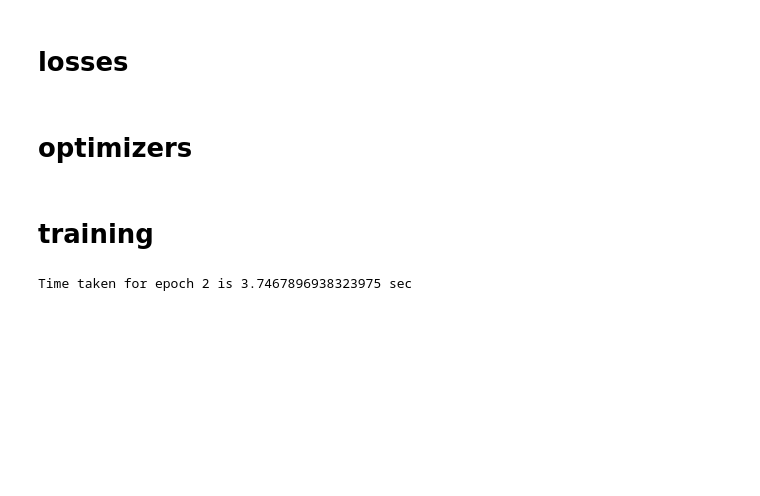
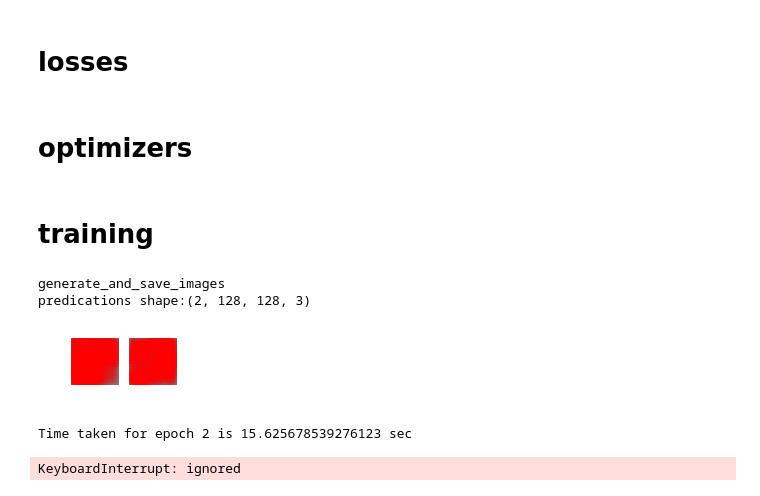
Before and after one commit to flobotics/colab, a Jupyter notebook: tf2_ganimorph.ipynb, the cells around one changed output. Drawn from its saved outputs; the diff is of its cells as text; code cells hidden in the pictures; blank space fills up the shorter version.

```diff
--- a/tf2_ganimorph.ipynb
+++ b/tf2_ganimorph.ipynb
@@ -852,6 +810,7 @@ def generator_loss(A, ABA, B, BAB, A_dis_real, A_feats_real,
                                    A_dis_fake, A_feats_fake,
                                    B_dis_real, B_feats_real,
                                    B_dis_fake, B_feats_fake):
+  print_debug = False
 
   recon_loss_A = tf_dssim(A, ABA)
   if print_debug: print("recon_loss_A-shape: {}".format(recon_loss_A.shape))
@@ -1058,20 +960,44 @@ checkpoint = tf.train.Checkpoint(generator_optimizer=generator_optimizer,
                                  discriminator_optimizer=discriminator_optimizer,
                                  generator=generator,
                                  discriminator=discriminator)
+# %%
+seed = tf.random.normal([1, 3, 128, 128])
+dstest = image_ds_testA_B.take(1)
+
+def generate_and_save_images(model, epoch, test_input):
+  print("generate_and_save_images")
+
+  for input_image, target in dstest:
+
+  # Notice `training` is set to False.
+  # This is so all layers run in inference mode (batchnorm).
+    predictions = model(input_image, training=False)
+
+  predictions = tf.transpose(predictions, [0, 2, 3, 1])
+  print("predications shape:{}".format(predictions.shape))
+  #plt.imshow(predictions[0,...])
+
+  fig = plt.figure(figsize=(4,4))
+
+  for i in range(predictions.shape[0]):
+      plt.subplot(4, 4, i+1)
+      plt.imshow(predictions[i,...])
+      plt.axis('off')
+
+  #plt.savefig('image_at_epoch_{:04d}.png'.format(epoch))
+  plt.show()
 # %%
 def train(dataset, epochs):
   for epoch in range(epochs):
     start = time.time()
 
     for input_image, target in dataset:
-      print("loop")
       train_step(input_image, target)
-      print("loop1")
 
-    print("after loop1-------------")
     clear_output(wait=True)
-    #for inp, tar in image_ds_testA_B.take(1):
-    #  generate_images(generator, inp, tar)
+    generate_and_save_images(generator,
+                             1,
+                             seed)
 
     # saving (checkpoint) the model every 20 epochs
     if (epoch + 1) % 20 == 0:
@@ -1080,11 +1006,15 @@ def train(dataset, epochs):
     print ('Time taken for epoch {} is {} sec\n'.format(epoch + 1,
                                                         time.time()-start))
 # %%
-EPOCHS = 2
+EPOCHS = 200
 print(image_ds_trainA_B)
 
-dst = image_ds_trainA_B.take(3)
+dst = image_ds_trainA_B.take(100)
 
 train(dst, EPOCHS)
 # %% [output]
-Time taken for epoch 2 is 3.7467896938323975 sec
+generate_and_save_images
+predications shape:(2, 128, 128, 3)
+[figure, added]
+Time taken for epoch 2 is 15.625678539276123 sec
+KeyboardInterrupt: ignored
```
Also changed, not shown: parts of 17 cells of this notebook.
